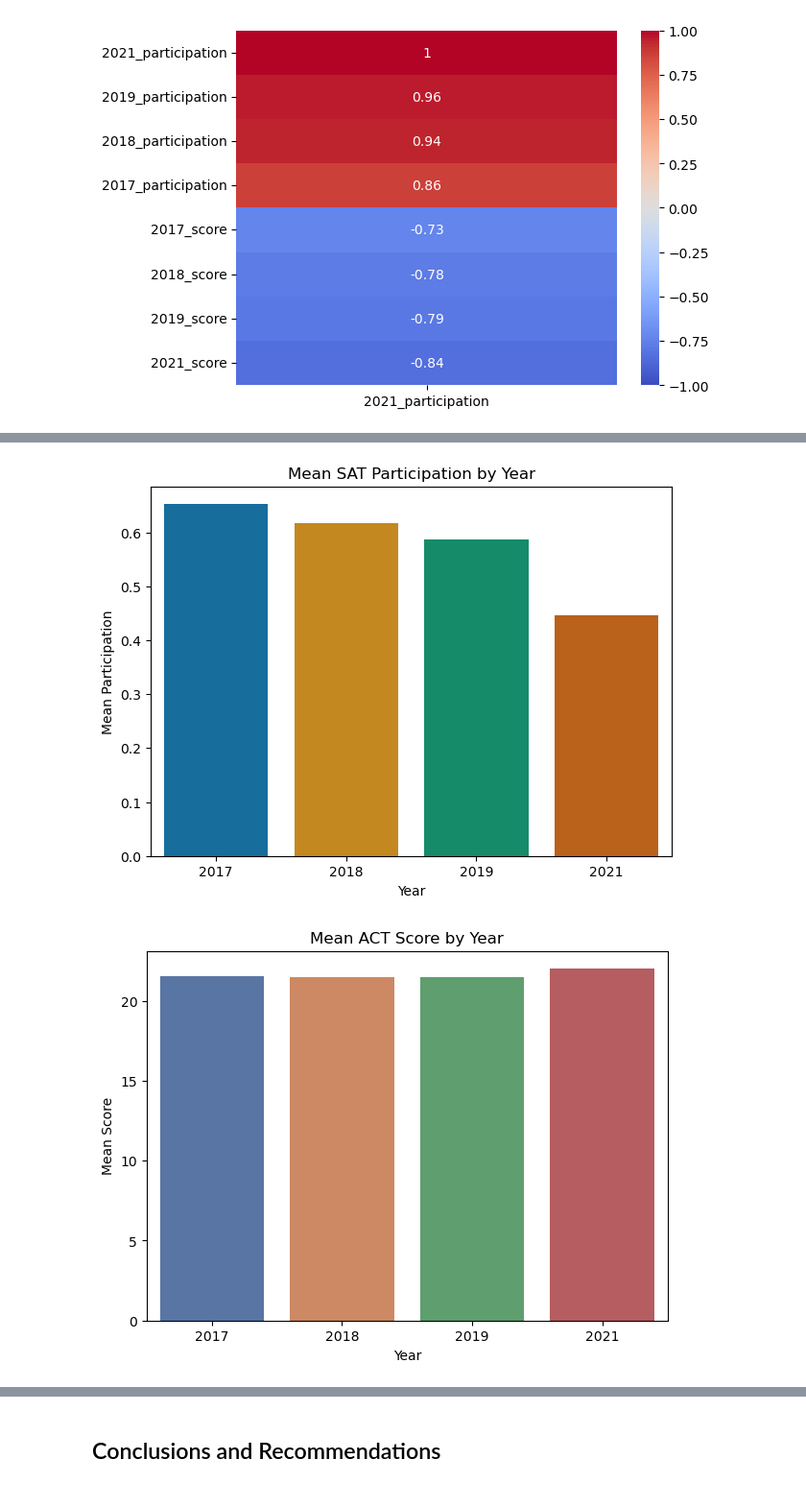
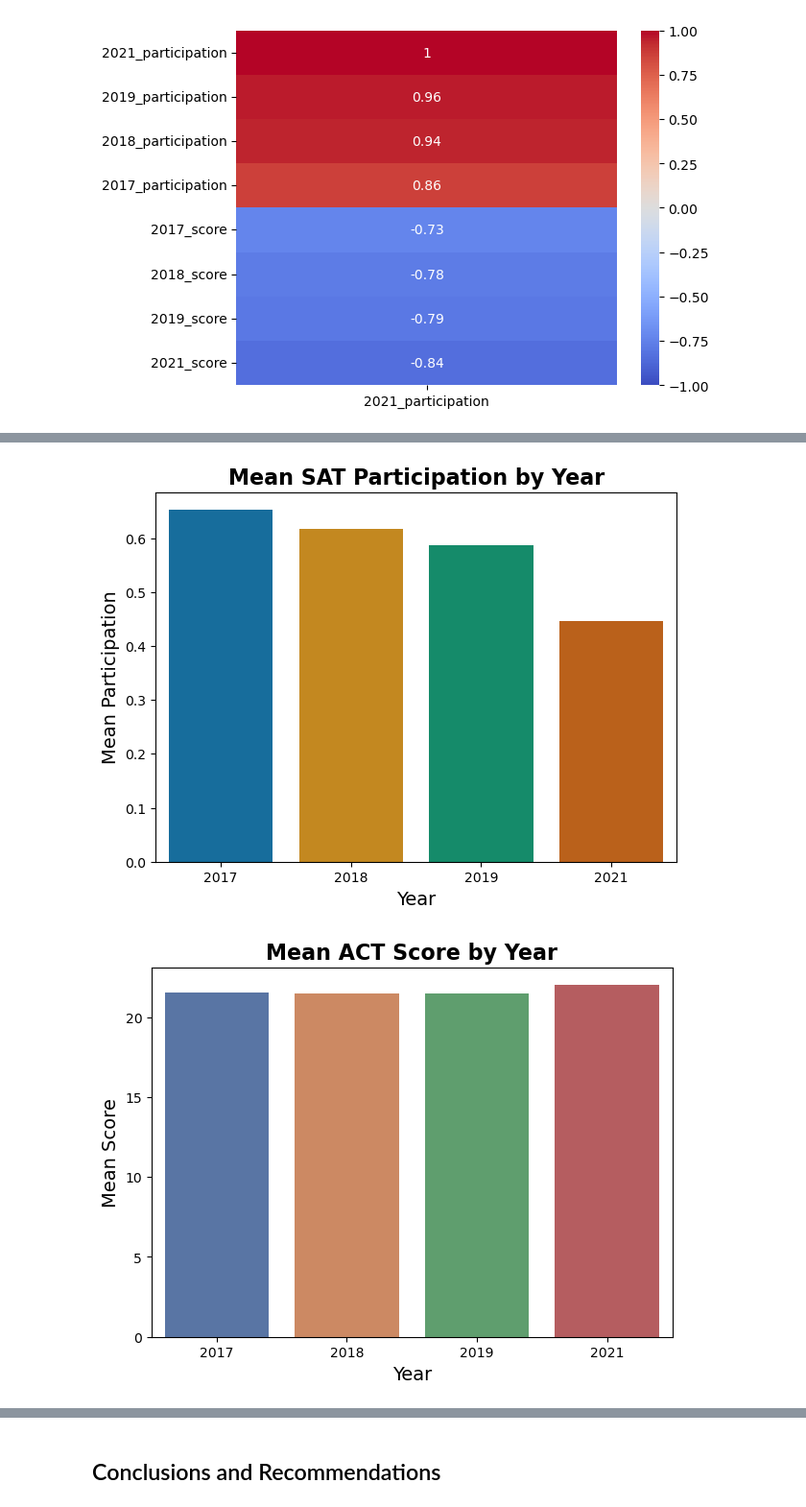
Before and after one commit to argishtiovsepyan/Standardized_Test_Analysis, a Jupyter notebook: code/argishti_project_1.ipynb, the cells around one changed output, grey strips where cells are left out. Shown: that part at 96% size. Drawn from its saved outputs; the diff is of its cells as text; code cells hidden in the pictures.

```diff
--- a/code/argishti_project_1.ipynb
+++ b/code/argishti_project_1.ipynb
@@ -814,23 +814,23 @@ sat_part_national = {'Year': ['2017', '2018', '2019', '2021'],'Mean Participatio
 
 plt.figure(figsize=(7, 5))
 sns.barplot(x='Year', y='Mean Participation', data = act_part_data, palette = 'colorblind')
-plt.xlabel('Year')
-plt.ylabel('Mean Participation')
-plt.title('Mean SAT Participation by Year')
+plt.xlabel('Year', fontsize=14)
+plt.ylabel('Mean Participation', fontsize=14)
+plt.title('Mean SAT Participation by Year', fontweight="bold", fontsize=16)
 plt.show()
 # %% [output]
-[figure, old version]
+[figure, new version]
 # %%
 act_score_national = {'Year': ['2017', '2018', '2019', '2021'],'Mean Score': [mean_act['2017_score'],mean_act['2018_score'],mean_act['2019_score'],mean_act['2021_score']]}
 
 plt.figure(figsize=(7, 5))
 sns.barplot(x='Year', y='Mean Score', data = act_score_national, palette = 'deep')
-plt.xlabel('Year')
-plt.ylabel('Mean Score')
-plt.title('Mean ACT Score by Year')
+plt.xlabel('Year', fontsize=14)
+plt.ylabel('Mean Score', fontsize=14)
+plt.title('Mean ACT Score by Year', fontweight="bold", fontsize=16)
 plt.show()
 # %% [output]
-[figure, old version]
+[figure, new version]
 # %%
 sat_score_national = {'Year': ['2017', '2018', '2019', '2021'],'Mean Score': [mean_sat['2017_score'],mean_sat['2018_score'],mean_sat['2019_score'],mean_sat['2021_score']]}
 
```
Also changed, not shown: parts of 4 cells of this notebook.
